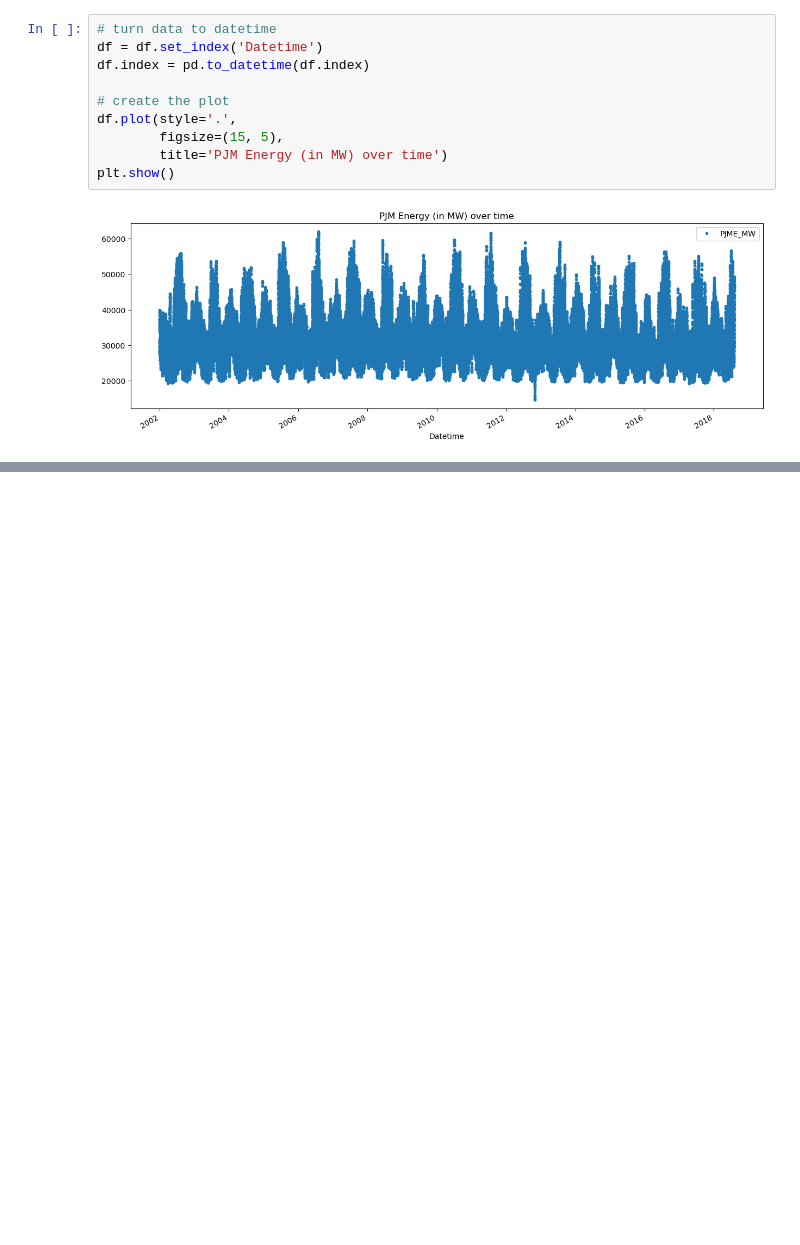
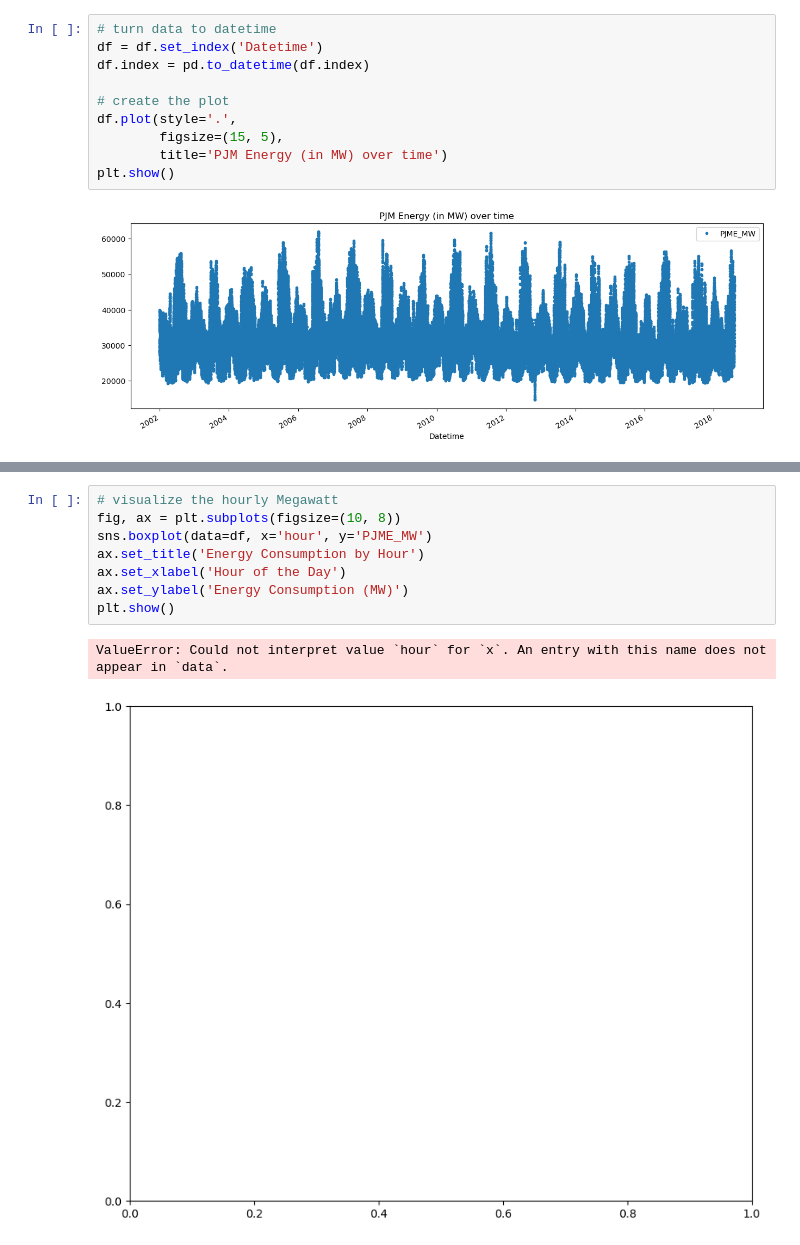
Before and after one commit to codeniharika/EnergyPulse-Forecast, a Jupyter notebook: main.ipynb, the cells around one changed output, grey strips where cells are left out. Saved outputs shown, nothing was run; the diff lists cells and outputs as text; blank space fills up the shorter version.

```diff
--- a/main.ipynb
+++ b/main.ipynb
@@ -36,0 +82,11 @@ plt.show()
+# %%
+# visualize the hourly Megawatt
+fig, ax = plt.subplots(figsize=(10, 8))
+sns.boxplot(data=df, x='hour', y='PJME_MW')
+ax.set_title('Energy Consumption by Hour')
+ax.set_xlabel('Hour of the Day')
+ax.set_ylabel('Energy Consumption (MW)')
+plt.show()
+# %% [output]
+ValueError: Could not interpret value `hour` for `x`. An entry with this name does not appear in `data`.
+[figure, added]
```
Also changed, not shown: parts of 6 cells of this notebook.
